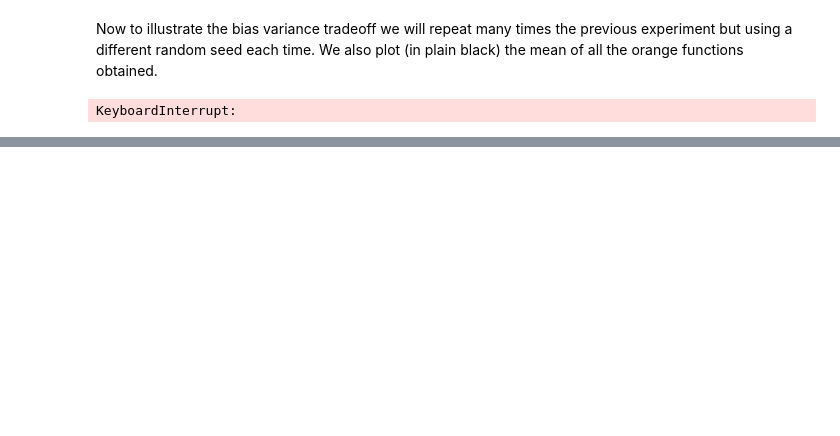
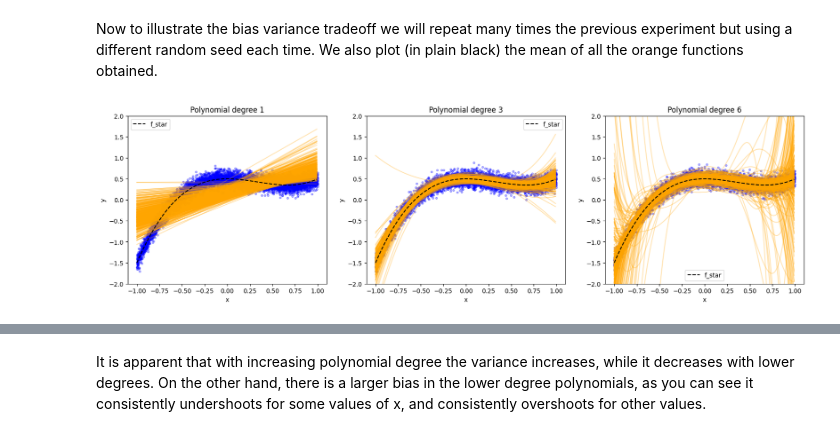
Before and after one commit to johannes-kjaer/CS433_Exercises, a Jupyter notebook: Exercise4/ex04.ipynb, the cells around one changed output, grey strips where cells are left out. Saved outputs shown, nothing was run; the diff lists cells and outputs as text; code cells hidden in the pictures; blank space fills up the shorter version.

```diff
--- a/Exercise4/ex04.ipynb
+++ b/Exercise4/ex04.ipynb
@@ -317,30 +327,36 @@ Now to illustrate the bias variance tradeoff we will repeat many times the previ
 # %%
 def bias_variance_demo(sigma, degrees):
     """Illustration of the bias-variance tradeoff.
 
     Args:
         sigma: scalar, noise variance
         degrees: shape = (3,), 3 different degrees to consider
     Returns:
     """
     # define parameters
     seeds = range(400)  # number of runs
     num_data = 15
 
     fig, axs = plt.subplots(1, len(degrees), figsize=(20, 5))
     for index_degree, degree in enumerate(degrees):
-        # ***************************************************
-        # INSERT YOUR CODE HERE
-        # ***************************************************
+        for seed in seeds:
+            xs = np.random.uniform(-1, 1, num_data)
+            ys = f_star(xs) + sigma * np.random.randn(num_data)
+            tx = build_poly(xs,degree)
+            w_leastSquares, loss_leastSquares = least_squares(ys,tx)
+
+            plot_poly(xs,ys,w_leastSquares,degree,axs[index_degree])
 
         plot_fstar(axs[index_degree])
         axs[index_degree].legend()
     plt.show()
 
 
 bias_variance_demo(0.1, [1, 3, 6])
 # %% [output]
-KeyboardInterrupt:
+[figure, added]
 # %% [markdown]
 Your output should ressemble to this:
 ![alt text](bias_variance.png)
+# %% [markdown]
+It is apparent that with increasing polynomial degree the variance increases, while it decreases with lower degrees. On the other hand, there is a larger bias in the lower degree polynomials, as you can see it consistently undershoots for some values of x, and consistently overshoots for other values.
```
Also changed, not shown: parts of 7 cells of this notebook, 4 other files.
